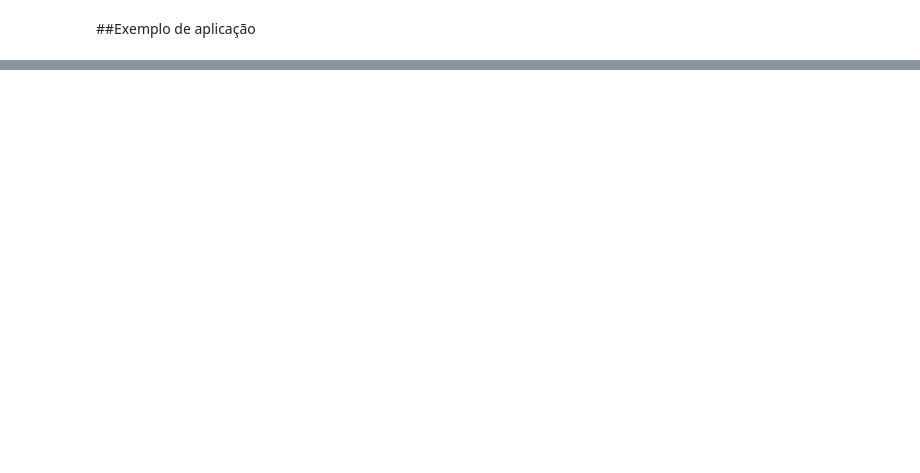
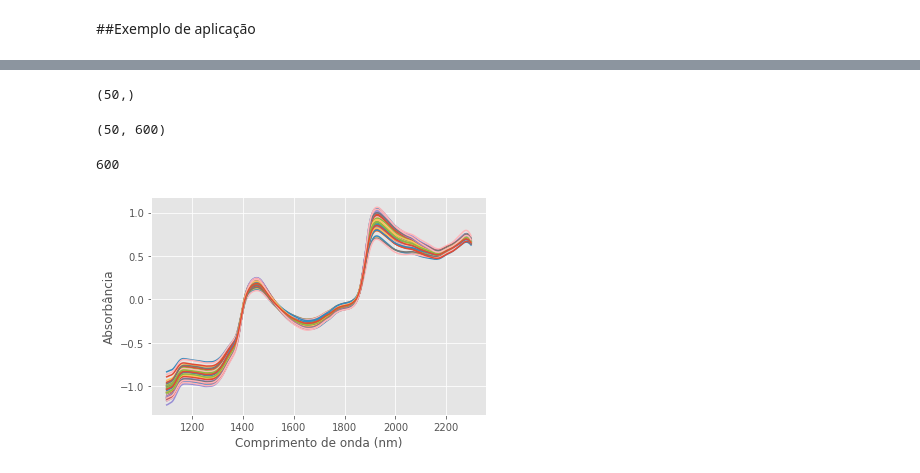
Before and after one commit to larissamazzero/RMN, a Jupyter notebook: PLS/pls.ipynb, the cells around one changed output, grey strips where cells are left out. Drawn from its saved outputs; the diff is of its cells as text; code cells hidden in the pictures; blank space fills up the shorter version.

```diff
--- a/PLS/pls.ipynb
+++ b/PLS/pls.ipynb
@@ -38,0 +65,3 @@ FONTE: https://www.scielo.br/j/prod/a/7Pbw8HKvxD7F87rTSLJqCFD/?format=pdf&lang=p
+# %%
+#Carregando o dataset
+data = pd.read_csv("/content/peach_spectra_brix.csv")
@@ -38,0 +78,25 @@ FONTE: https://www.scielo.br/j/prod/a/7Pbw8HKvxD7F87rTSLJqCFD/?format=pdf&lang=p
+# %%
+#Separando entre preditores (X, dados de treino) e resposta (y, target)
+y = data['Brix'].values
+X = data.values[:, 1:]
+# %%
+y.shape
+# %% [output]
+(50,)
+# %%
+X.shape
+# %% [output]
+(50, 600)
+# %%
+#Visualizando quantidade de dados de treino.
+wl = np.arange(1100, 2300, 2)
+print(len(wl))
+# %% [output]
+600
+# %%
+with plt.style.context('ggplot'):
+    plt.plot(wl, X.T)
+    plt.xlabel("Comprimento de onda (nm)")
+    plt.ylabel("Absorbância")
+# %% [output]
+[figure, added]
```
Also changed, not shown: parts of 16 cells of this notebook.
